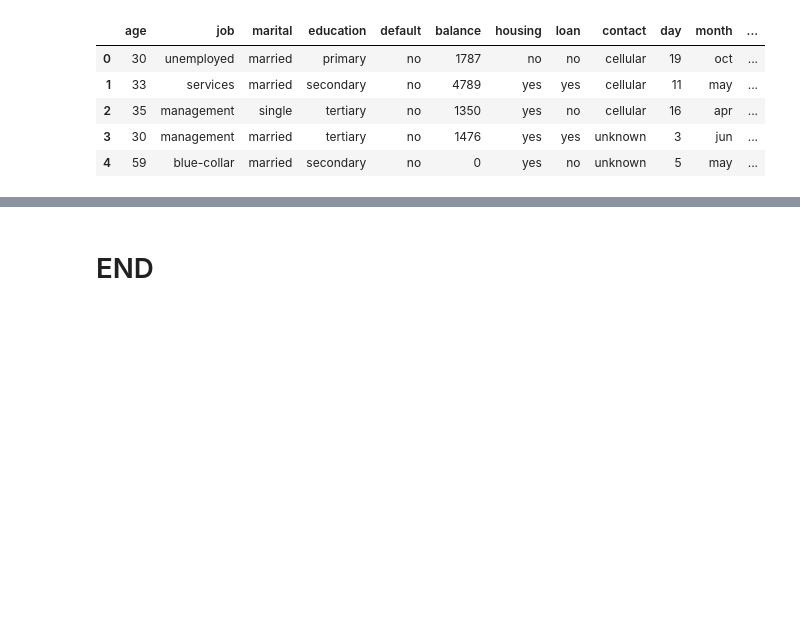
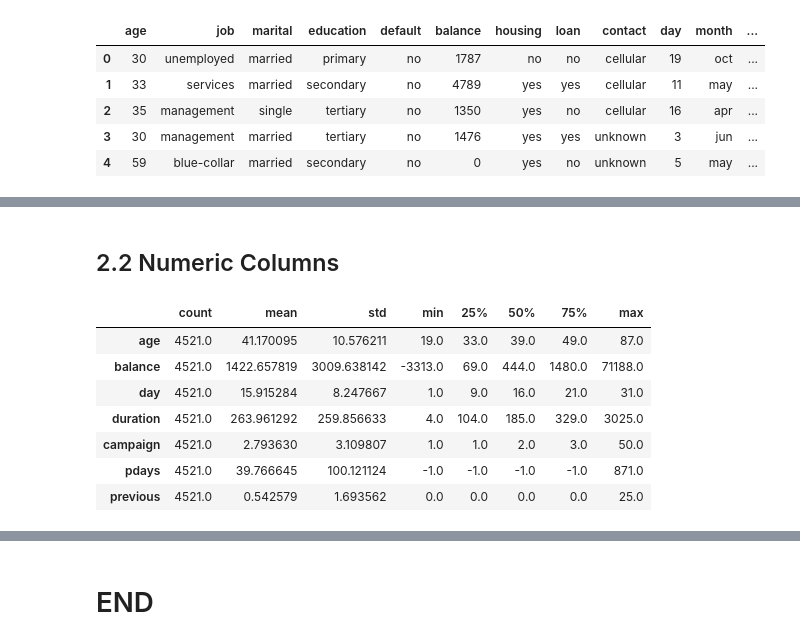
Before and after one commit to ShirsenduRyo/06-Segmentations, a Jupyter notebook: notebooks/0 The EDA.ipynb, the cells around one changed output, grey strips where cells are left out. Drawn from its saved outputs; the diff is of its cells as text; code cells hidden in the pictures; blank space fills up the shorter version.

```diff
--- a/notebooks/0 The EDA.ipynb
+++ b/notebooks/0 The EDA.ipynb
@@ -32,0 +99,13 @@ Data Preview:
+# %% [markdown]
+## 2.2 Numeric Columns
+# %%
+data_df.describe().T
+# %% [output]
+|  | count | mean | std | min | 25% | 50% | 75% | max |
+| age | 4521.0 | 41.170095 | 10.576211 | 19.0 | 33.0 | 39.0 | 49.0 | 87.0 |
+| balance | 4521.0 | 1422.657819 | 3009.638142 | -3313.0 | 69.0 | 444.0 | 1480.0 | 71188.0 |
+| day | 4521.0 | 15.915284 | 8.247667 | 1.0 | 9.0 | 16.0 | 21.0 | 31.0 |
+| duration | 4521.0 | 263.961292 | 259.856633 | 4.0 | 104.0 | 185.0 | 329.0 | 3025.0 |
+| campaign | 4521.0 | 2.793630 | 3.109807 | 1.0 | 1.0 | 2.0 | 3.0 | 50.0 |
+| pdays | 4521.0 | 39.766645 | 100.121124 | -1.0 | -1.0 | -1.0 | -1.0 | 871.0 |
+| previous | 4521.0 | 0.542579 | 1.693562 | 0.0 | 0.0 | 0.0 | 0.0 | 25.0 |
```
Also changed, not shown: parts of 15 cells of this notebook, 1 other file.
